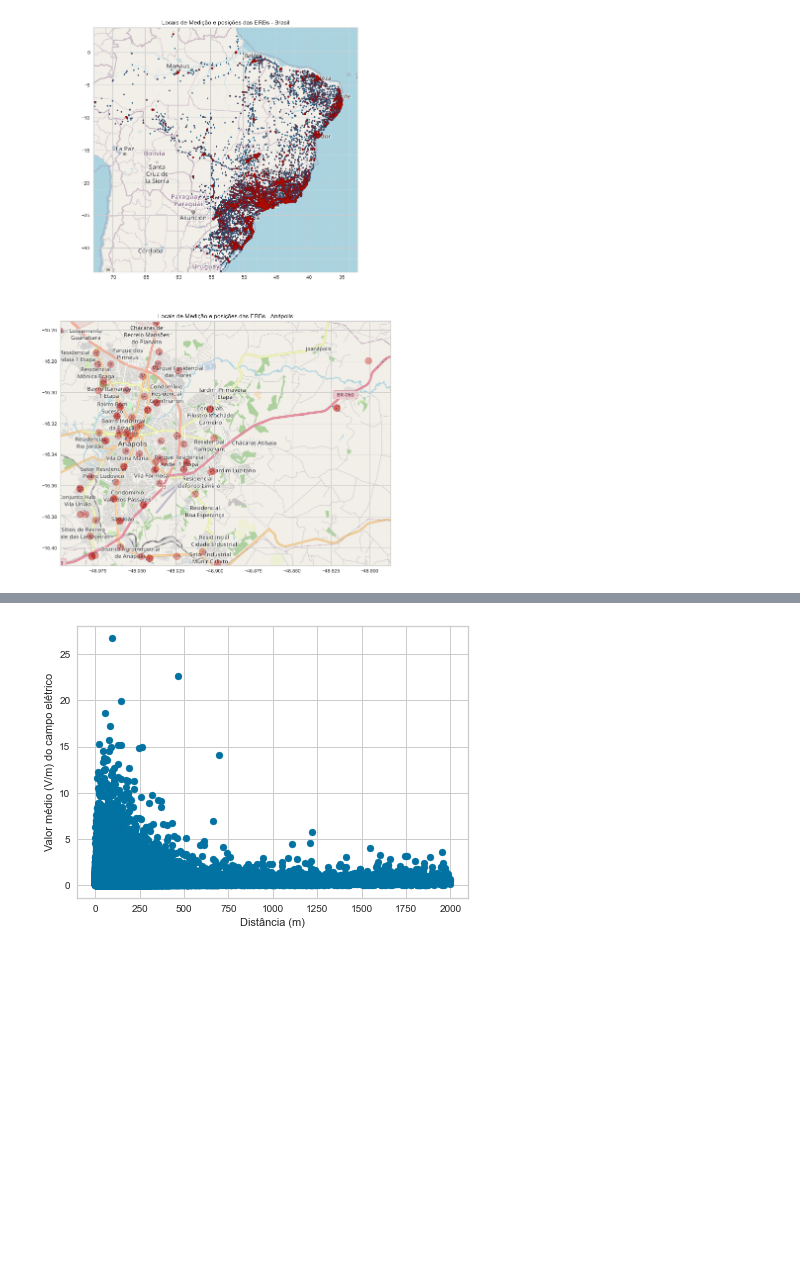
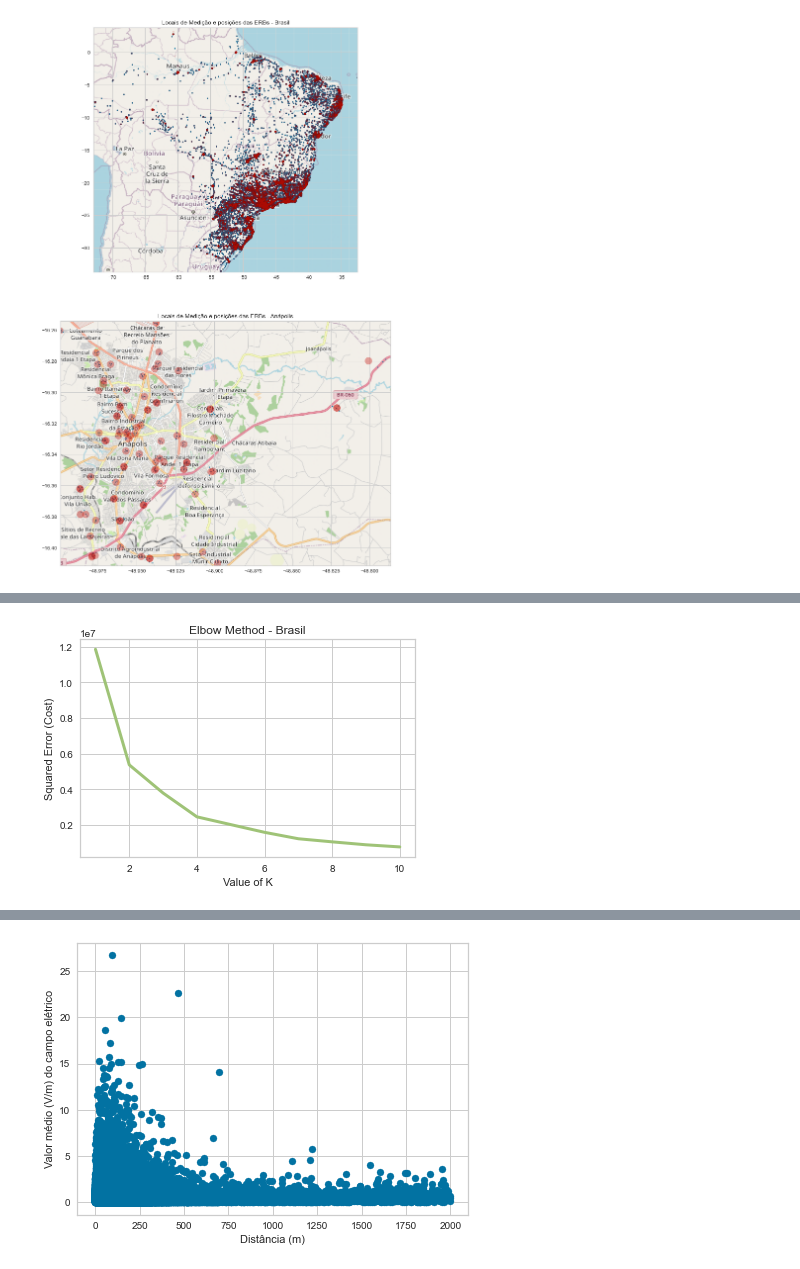
Before and after one commit to lucastsc/eletromagnetism, a Jupyter notebook: electromagnetism.ipynb, the cells around one changed output, grey strips where cells are left out. Drawn from its saved outputs; the diff is of its cells as text; code cells hidden in the pictures; blank space fills up the shorter version.

```diff
--- a/electromagnetism.ipynb
+++ b/electromagnetism.ipynb
@@ -460,0 +257,21 @@ axs[1].imshow(anapolis, zorder=0, extent = BBox_anapolis, aspect= 'equal')
+# %%
+def elbow_method(X,title):
+    cost =[]
+    for i in range(1, 11):
+        KM = KMeans(n_clusters = i, max_iter = 500, n_init=10)
+        KM.fit(X)
+
+        # calculates squared error
+        # for the clustered points
+        cost.append(KM.inertia_)
+
+    # plot the cost against K values
+    plt.plot(range(1, 11), cost, color ='g', linewidth ='3')
+    plt.title(title)
+    plt.xlabel("Value of K")
+    plt.ylabel("Squared Error (Cost)")
+    plt.show() # clear the plot
+
+elbow_method(mdf[['Latitude','Longitude']], 'Elbow Method - Brasil')
+# %% [output]
+[figure, added]
```
Also changed, not shown: parts of 49 cells of this notebook.
